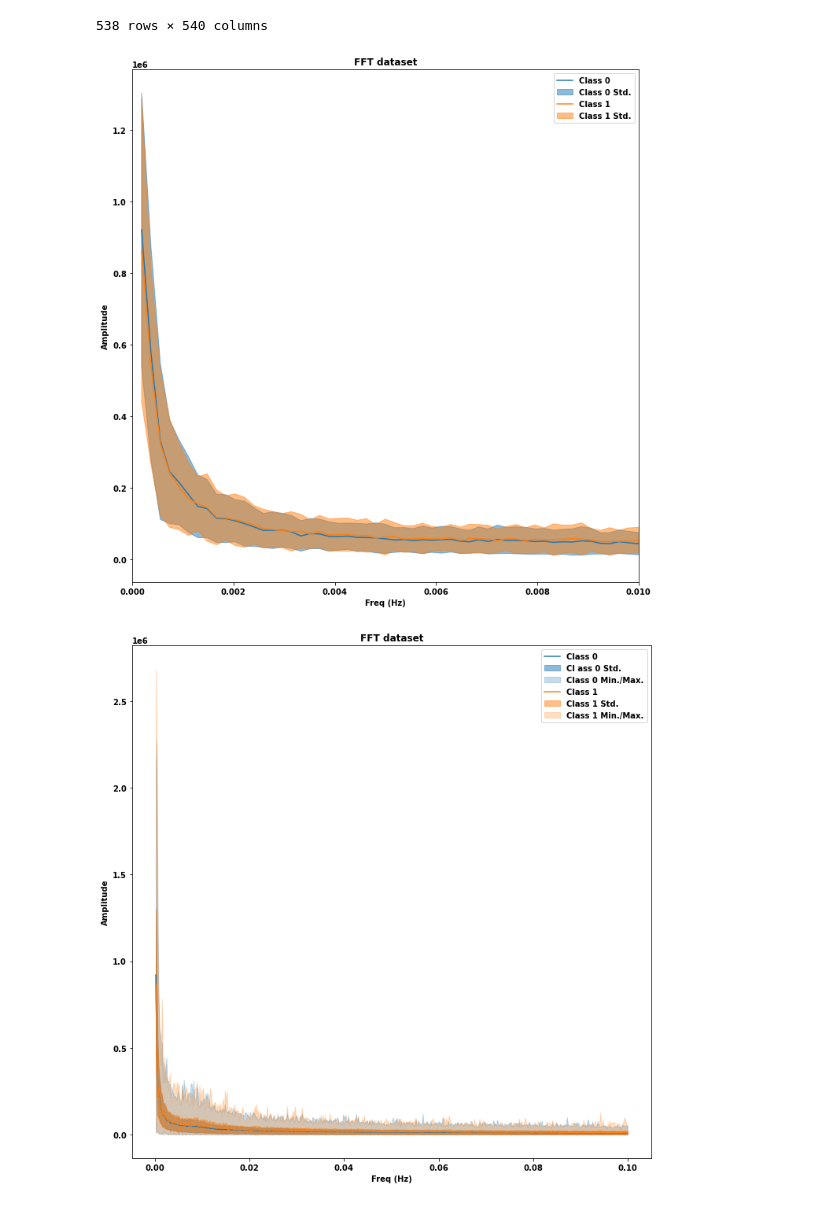
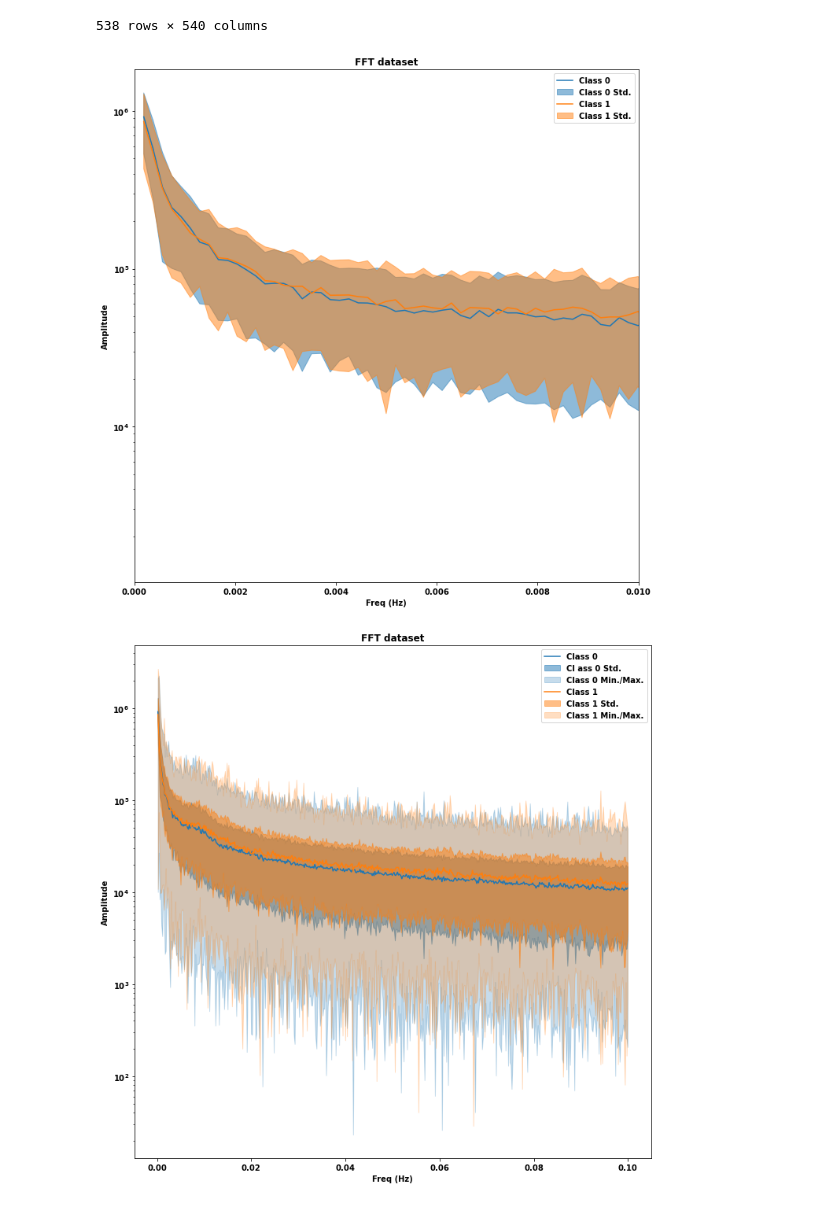
Before and after one commit to lujoselu98/TFM, a Jupyter notebook: Transformations/fft_transformations.ipynb, the cells around one changed output. Cells and saved outputs as stored; diff of their text form; code cells hidden in the pictures.

```diff
--- a/Transformations/fft_transformations.ipynb
+++ b/Transformations/fft_transformations.ipynb
@@ -34,3 +34,11 @@ fig.tight_layout()
+# %%
+# Remove curves dismissed for other datasets
+
+dismissed = [1104, 1119, 1134, 1149, 1155, 1158, 1186, 1188, 1258, 1292, 1322,
+ 1327, 1451, 1477, 1482, 2003]
+
+fhr = fhr.drop(dismissed, errors='ignore')
+y = y.drop(dismissed, errors='ignore')
 # %%
 fft_data = dict()
 freqs = t_utils.get_freqs(fhr.shape[-1])
@@ -81,6 +88,8 @@ ax.fill_between(tt, mean_0 - std_0, mean_0 + std_0, label='Class 0 Std.', alpha=
 
 ax.plot(tt, mean_1, label='Class 1', color=COLORS[1])
 ax.fill_between(tt, mean_1 - std_1, mean_1 + std_1, label='Class 1 Std.', alpha=0.5, color=COLORS[1])
+
+ax.set_yscale('log')
 
 ax.legend(loc='best')
 ax.set_title(f"FFT dataset")
@@ -92,27 +101,29 @@ fig.tight_layout()
 plt.savefig(f"{paths.FFT_DATA_PLOTS}/Desc_plot.png")
 plt.savefig(f"{paths.FFT_DATA_PLOTS}/Desc_plot.pdf")
 # %% [output]
-[figure, old version]
+[figure, new version]
 # %%
 fig, ax = plt.subplots(nrows=1, ncols=1, figsize=(10, 10))
 ax.plot(tt, mean_0, label='Class 0', color=COLORS[0])
 ax.fill_between(tt, mean_0 - std_0, mean_0 + std_0, label='Cl ass 0 Std.', alpha=0.5, color=COLORS[0])
 ax.fill_between(tt, min_0, max_0, label='Class 0 Min./Max.', alpha=0.25, color=COLORS[0])
 
 ax.plot(tt, mean_1, label='Class 1', color=COLORS[1])
 ax.fill_between(tt, mean_1 - std_1, mean_1 + std_1, label='Class 1 Std.', alpha=0.5, color=COLORS[1])
 ax.fill_between(tt, min_1, max_1, label='Class 1 Min./Max.', alpha=0.25, color=COLORS[1])
 
+ax.set_yscale('log')
+
 ax.legend(loc='best')
 ax.set_title(f"FFT dataset")
 ax.set_ylabel(f"Amplitude")
 ax.set_xlabel("Freq (Hz)")
 fig.tight_layout()
 
 plt.savefig(f"{paths.FFT_DATA_PLOTS}/Desc_plot_Mm.png")
 plt.savefig(f"{paths.FFT_DATA_PLOTS}/Desc_plot_Mm.pdf")
 # %% [output]
-[figure, old version]
+[figure, new version]
 # %%
 fig, ax = plt.subplots(nrows=1, ncols=1, figsize=(10, 10))
 
```
Also changed, not shown: parts of 5 cells of this notebook, 11 other files.
